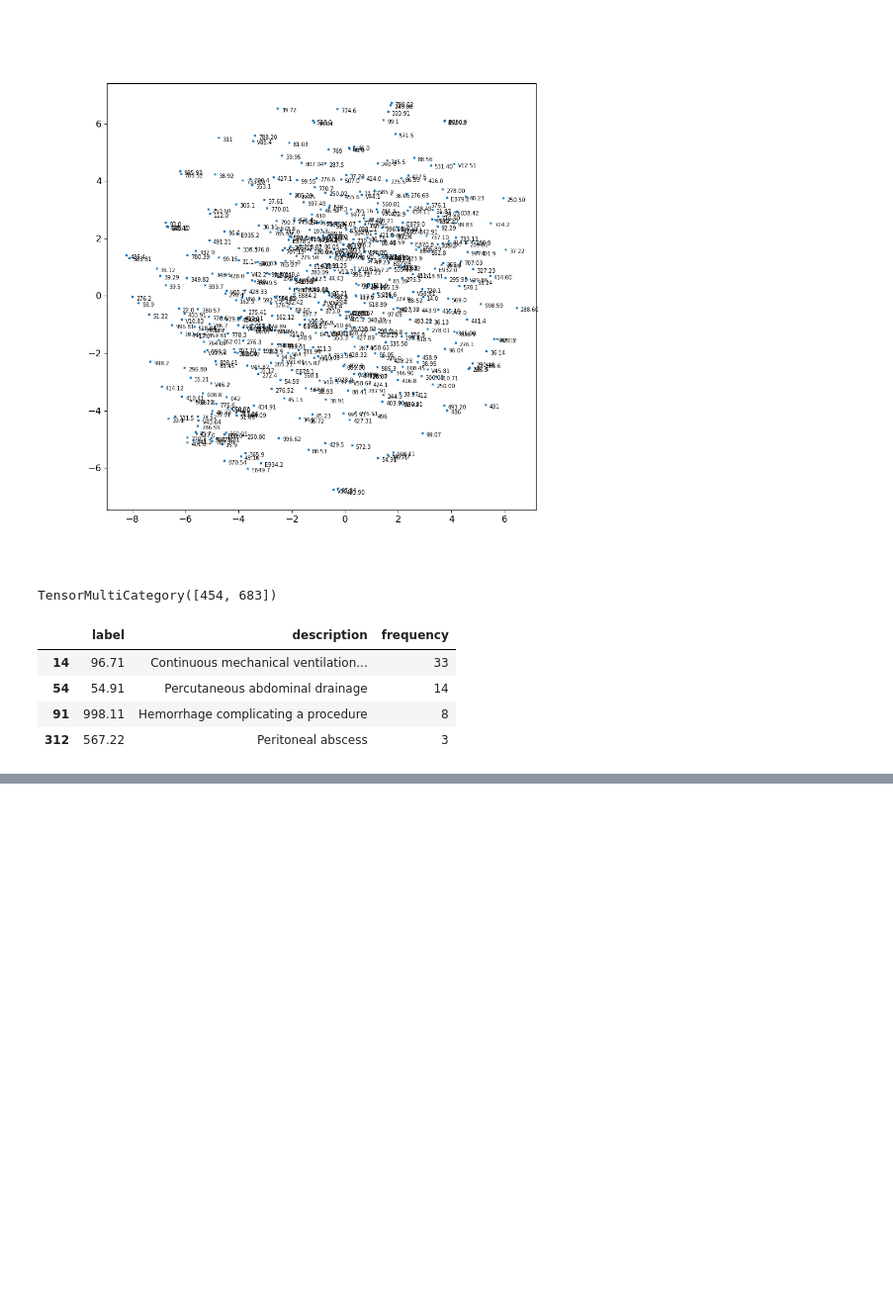
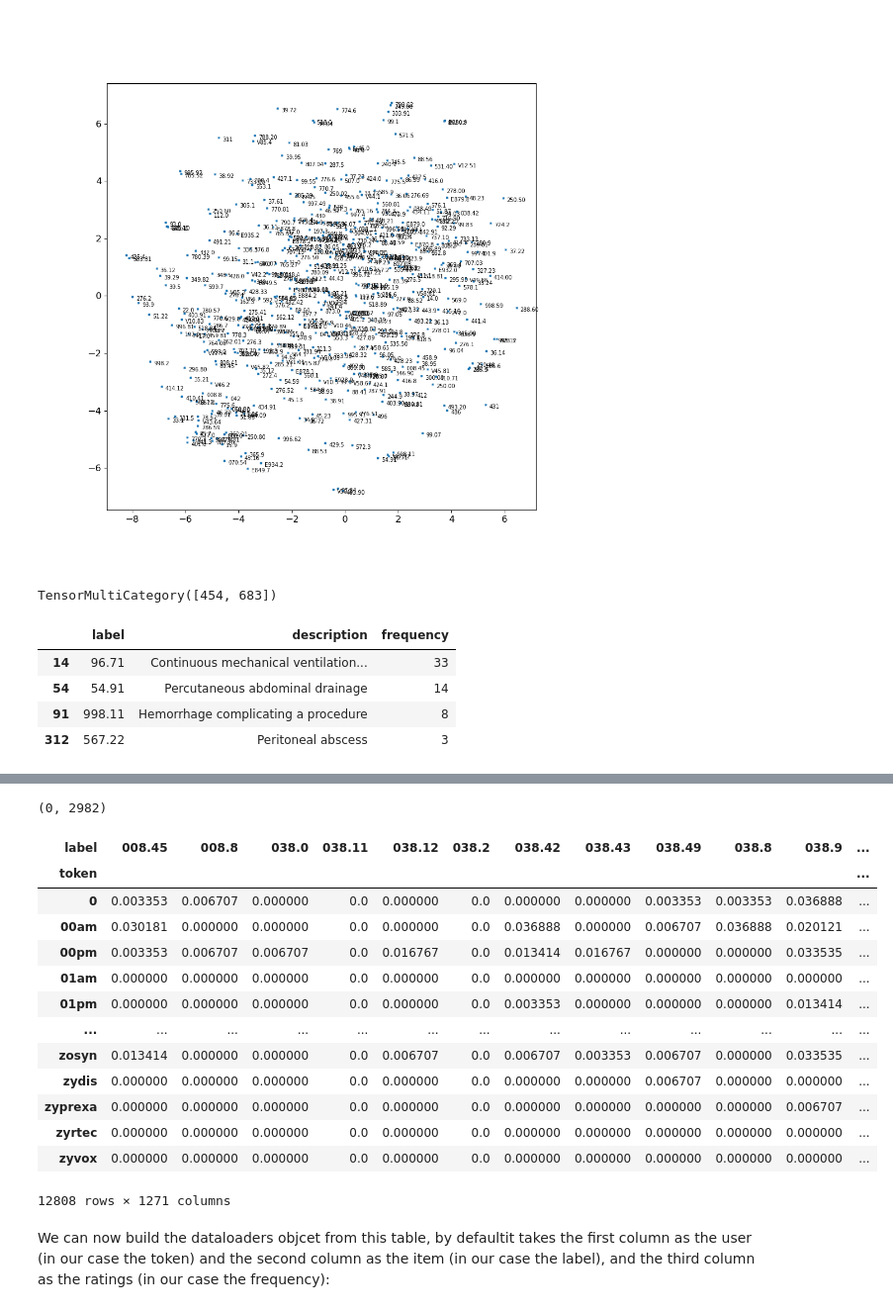
Before and after one commit to debjyotiSRoy/xcube_old, a Jupyter notebook: nbs/examples/mimic/sample/mimic3-9k_sample.ipynb, the cells around one changed output, grey strips where cells are left out. Shown at 99% size. Saved outputs shown, nothing was run; the diff lists cells and outputs as text; code cells hidden in the pictures; blank space fills up the shorter version.

```diff
--- a/nbs/examples/mimic/sample/mimic3-9k_sample.ipynb
+++ b/nbs/examples/mimic/sample/mimic3-9k_sample.ipynb
@@ -1444,0 +1376,10 @@ df_lbl[df_lbl.label.isin(['54.91', '96.71', '567.22', '998.11'])]
+# %%
+df_lbl.frequency.min(), df_lbl.frequency.max()
+# %% [output]
+(0, 2982)
+# %%
+from sklearn.preprocessing import MinMaxScaler
+_f = array(df_lbl.frequency).reshape(-1, 1)
+_f_tfm = MinMaxScaler(feature_range=(0,10)).fit_transform(_f).reshape(-1)
+# %%
+df_lbl.frequency = _f_tfm
@@ -1444,0 +1388,19 @@ df_lbl[df_lbl.label.isin(['54.91', '96.71', '567.22', '998.11'])]
+# %%
+df_lbl.pivot(index='token', columns='label', values='frequency')
+# %% [output]
+| label | 008.45 | 008.8 | 038.0 | 038.11 | 038.12 | 038.2 | 038.42 | 038.43 | 038.49 | 038.8 | 038.9 | ... |
+| token |  |  |  |  |  |  |  |  |  |  |  | ... |
+| 0 | 0.003353 | 0.006707 | 0.000000 | 0.0 | 0.000000 | 0.0 | 0.000000 | 0.000000 | 0.003353 | 0.003353 | 0.036888 | ... |
+| 00am | 0.030181 | 0.000000 | 0.000000 | 0.0 | 0.000000 | 0.0 | 0.036888 | 0.000000 | 0.006707 | 0.036888 | 0.020121 | ... |
+| 00pm | 0.003353 | 0.006707 | 0.006707 | 0.0 | 0.016767 | 0.0 | 0.013414 | 0.016767 | 0.000000 | 0.000000 | 0.033535 | ... |
+| 01am | 0.000000 | 0.000000 | 0.000000 | 0.0 | 0.000000 | 0.0 | 0.000000 | 0.000000 | 0.000000 | 0.000000 | 0.000000 | ... |
+| 01pm | 0.000000 | 0.000000 | 0.000000 | 0.0 | 0.000000 | 0.0 | 0.003353 | 0.000000 | 0.000000 | 0.000000 | 0.013414 | ... |
+| ... | ... | ... | ... | ... | ... | ... | ... | ... | ... | ... | ... | ... |
+| zosyn | 0.013414 | 0.000000 | 0.000000 | 0.0 | 0.006707 | 0.0 | 0.006707 | 0.003353 | 0.006707 | 0.000000 | 0.033535 | ... |
+| zydis | 0.000000 | 0.000000 | 0.000000 | 0.0 | 0.000000 | 0.0 | 0.000000 | 0.000000 | 0.006707 | 0.000000 | 0.000000 | ... |
+| zyprexa | 0.000000 | 0.000000 | 0.000000 | 0.0 | 0.000000 | 0.0 | 0.000000 | 0.000000 | 0.000000 | 0.000000 | 0.006707 | ... |
+| zyrtec | 0.000000 | 0.000000 | 0.000000 | 0.0 | 0.000000 | 0.0 | 0.000000 | 0.000000 | 0.000000 | 0.000000 | 0.000000 | ... |
+| zyvox | 0.000000 | 0.000000 | 0.000000 | 0.0 | 0.000000 | 0.0 | 0.000000 | 0.000000 | 0.000000 | 0.000000 | 0.000000 | ... |
+12808 rows × 1271 columns
+# %% [markdown]
+We can now build the dataloaders objcet from this table, by defaultit takes the first column as the user (in our case the token) and the second column as the item (in our case the label), and the third column as the ratings (in our case the frequency):
```
Also changed, not shown: parts of 157 cells of this notebook, 1 other file.
